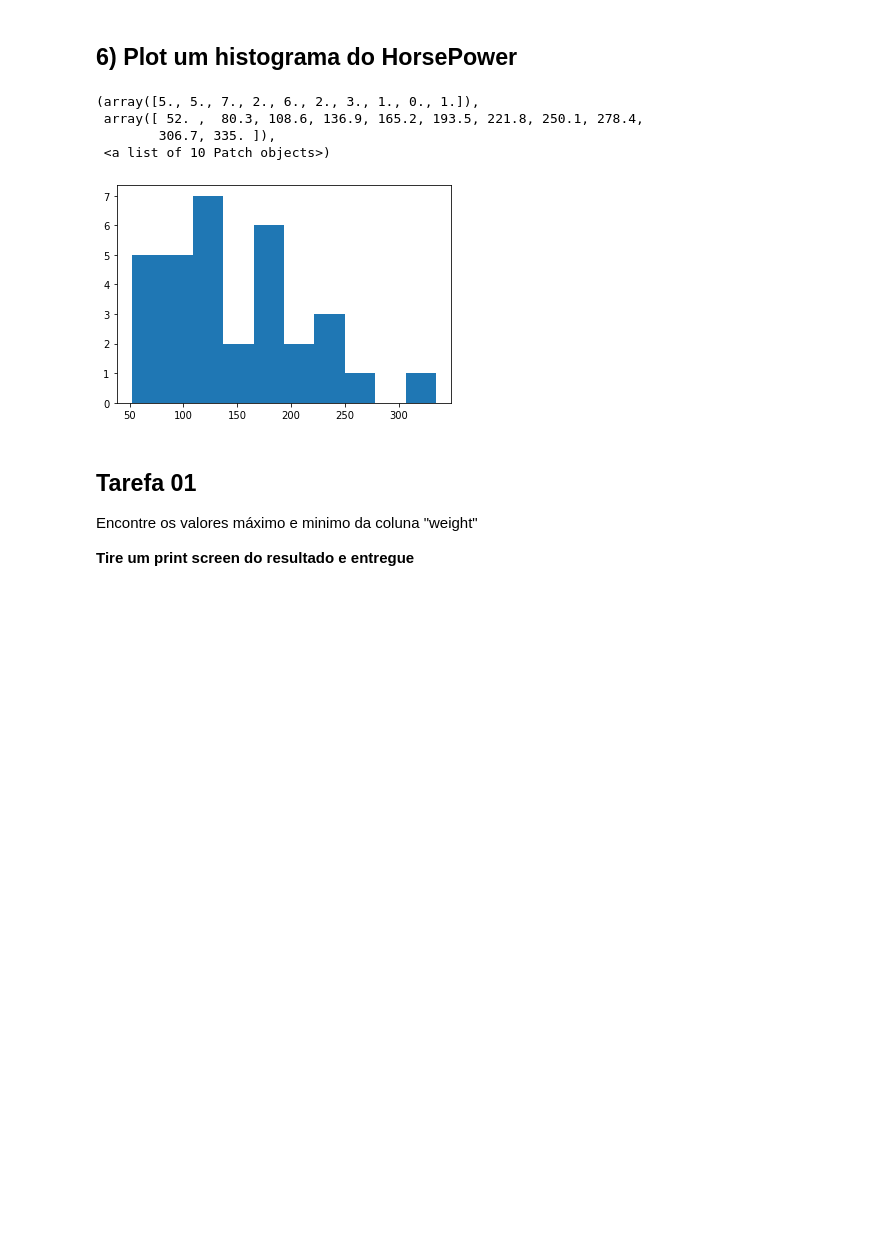
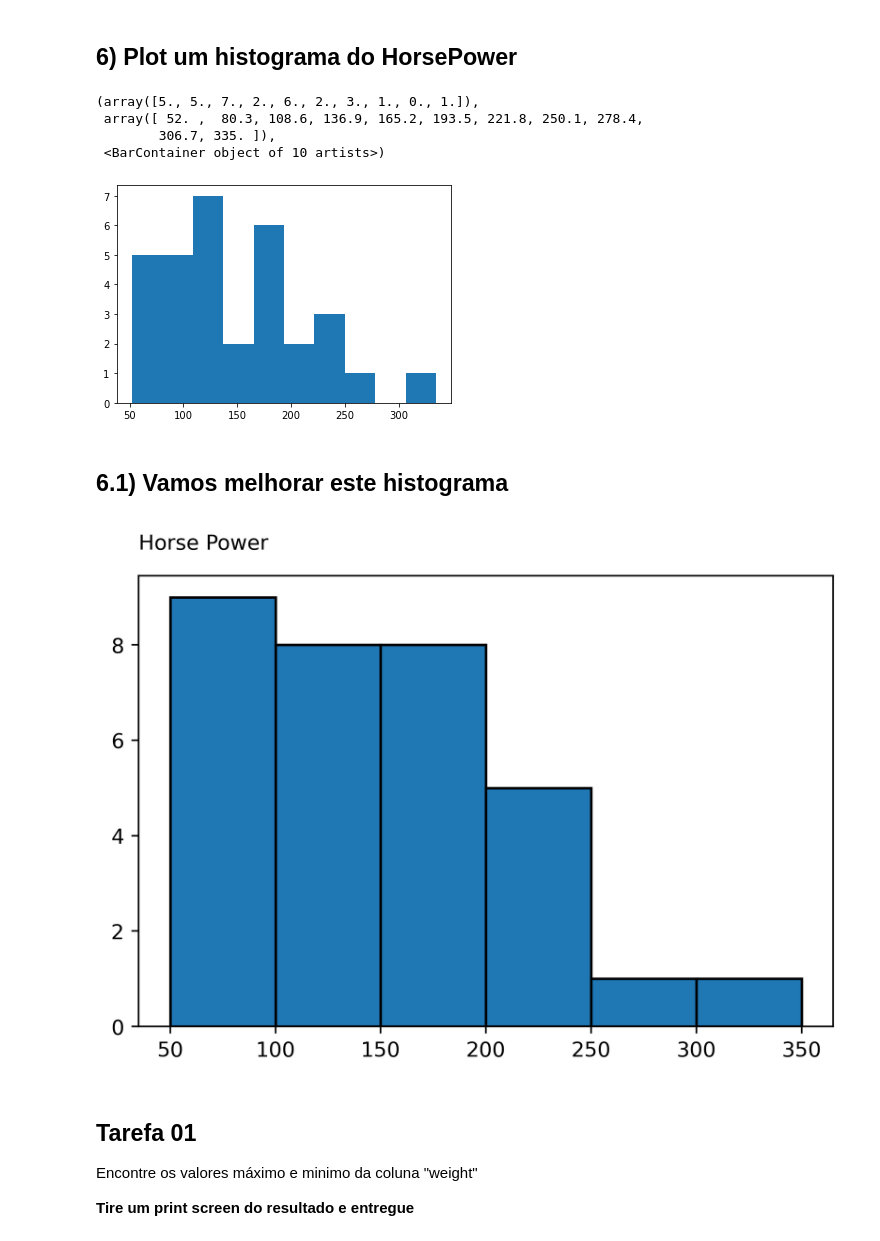
Before and after one commit to EduPek/PPGOLD7037, a Jupyter notebook: DS_LAB01.ipynb, the cells around one changed output. Saved outputs shown, nothing was run; the diff lists cells and outputs as text; code cells hidden in the pictures; blank space fills up the shorter version.

```diff
--- a/DS_LAB01.ipynb
+++ b/DS_LAB01.ipynb
@@ -17,3 +17,14 @@ df = pd.read_csv("mtcars.csv")
+# %%
+import pandas as pd
+
+# Link GitHub
+file = "https://raw.githubusercontent.com/EduPek/PPGOLD7037/630cc2ec94a05eaf919422fe54e821ac14d7d2a5/mtcars.csv"
+
+# Uploaded File
+
+#file = "mtcars"
+
+df = pd.read_csv(file)
 # %% [markdown]
 2) Verifique a estrutura do seu DataFrame
 # %%
@@ -76,8 +87,23 @@ plt.hist(df["hp"])
 (array([5., 5., 7., 2., 6., 2., 3., 1., 0., 1.]),
  array([ 52. ,  80.3, 108.6, 136.9, 165.2, 193.5, 221.8, 250.1, 278.4,
         306.7, 335. ]),
- <a list of 10 Patch objects>)
+ <BarContainer object of 10 artists>)
 [figure]
+# %% [markdown]
+## 6.1) Vamos melhorar este histograma
+# %%
+data = df["hp"]
+
+bins_list = [50, 100, 150, 200, 250, 300, 350]
+
+fig, axe = plt.subplots(dpi=400)
+axe.hist(data, edgecolor='black', linewidth=1.2, bins = bins_list)
+axe.text(35, 10, "Horse Power")
+fig.savefig("hp.png")
+plt.show()
+plt.close(fig)
+# %% [output]
+[figure, added]
 # %% [markdown]
 ## Tarefa 01
 
```
Also changed, not shown: parts of 2 cells of this notebook.
